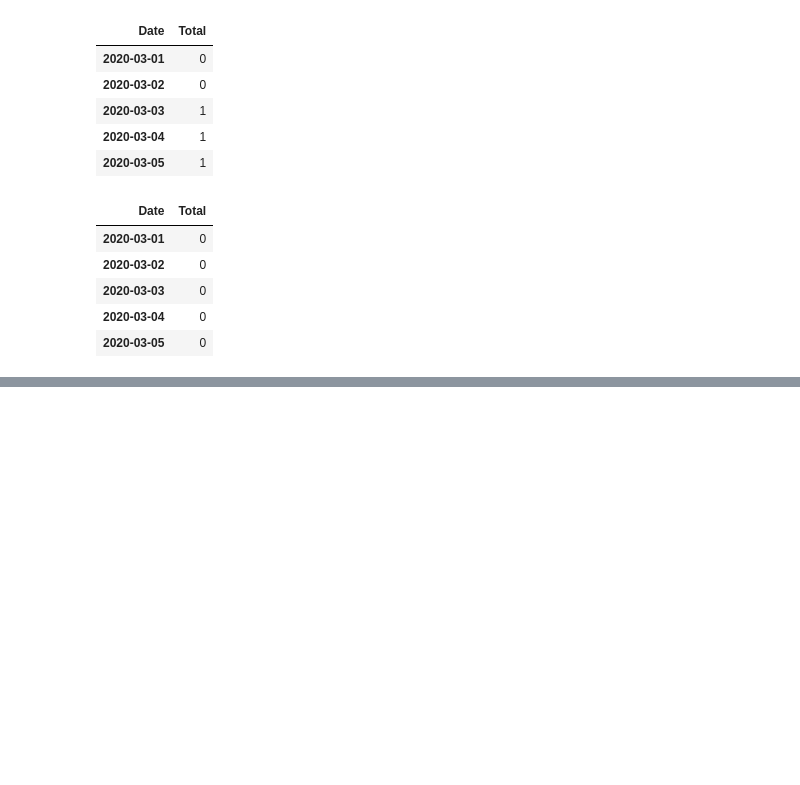
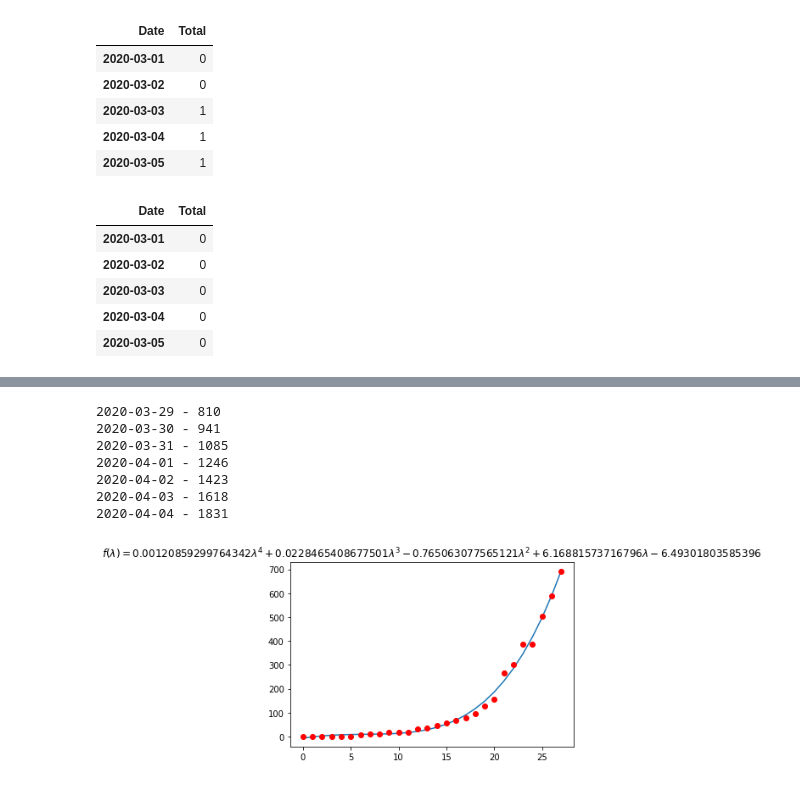
Before and after one commit to lprone/coronavirus, a Jupyter notebook: coronavirus-argentina.ipynb, the cells around one changed output, grey strips where cells are left out. Cells and saved outputs as stored; diff of their text form; code cells hidden in the pictures; blank space fills up the shorter version.

```diff
--- a/coronavirus-argentina.ipynb
+++ b/coronavirus-argentina.ipynb
@@ -221,0 +218,11 @@ for x in range (0, predicted_days):
+# %%
+predictData(fourth_pow_model, data_argentina.num_id, data_argentina.TotalConfirmedCases)
+# %% [output]
+2020-03-29 - 810
+2020-03-30 - 941
+2020-03-31 - 1085
+2020-04-01 - 1246
+2020-04-02 - 1423
+2020-04-03 - 1618
+2020-04-04 - 1831
+[figure, added]
```
Also changed, not shown: parts of 26 cells of this notebook.
